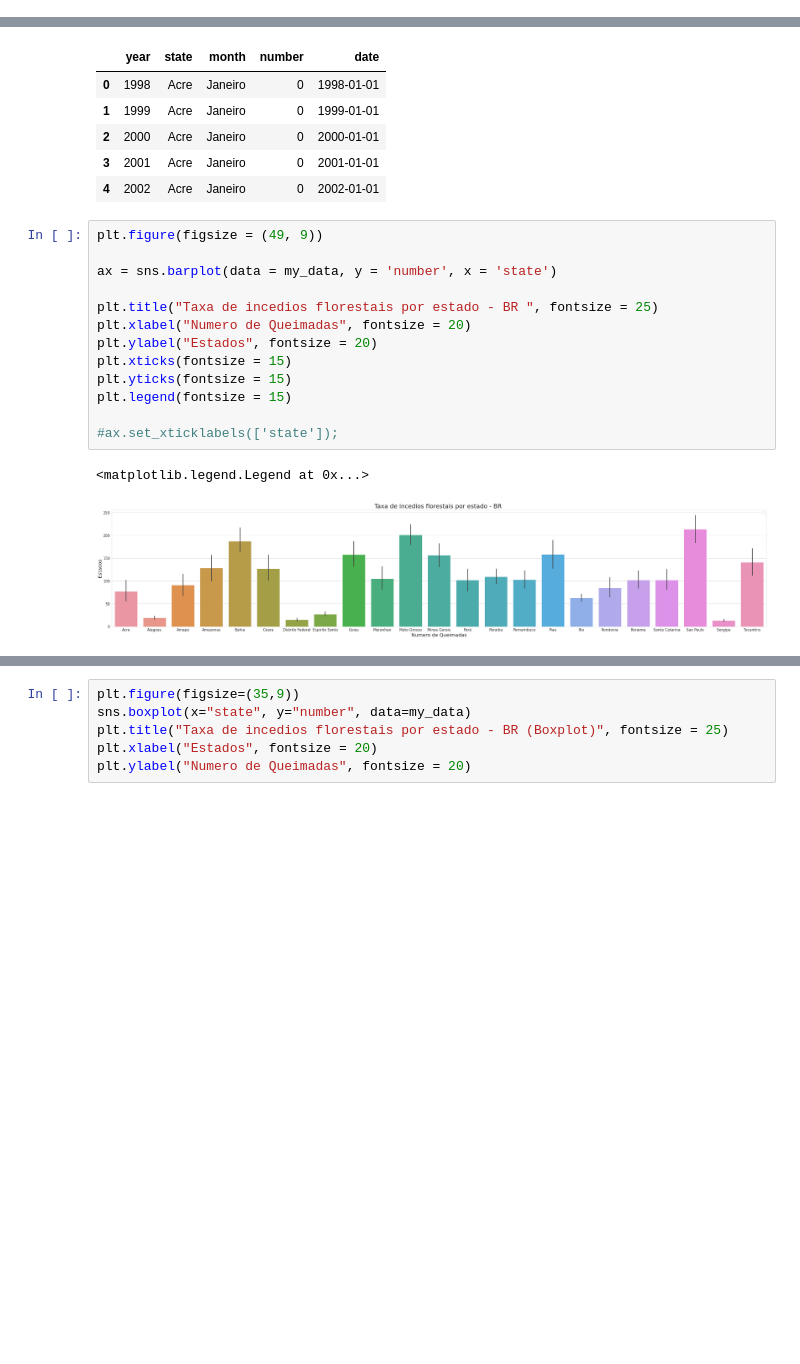
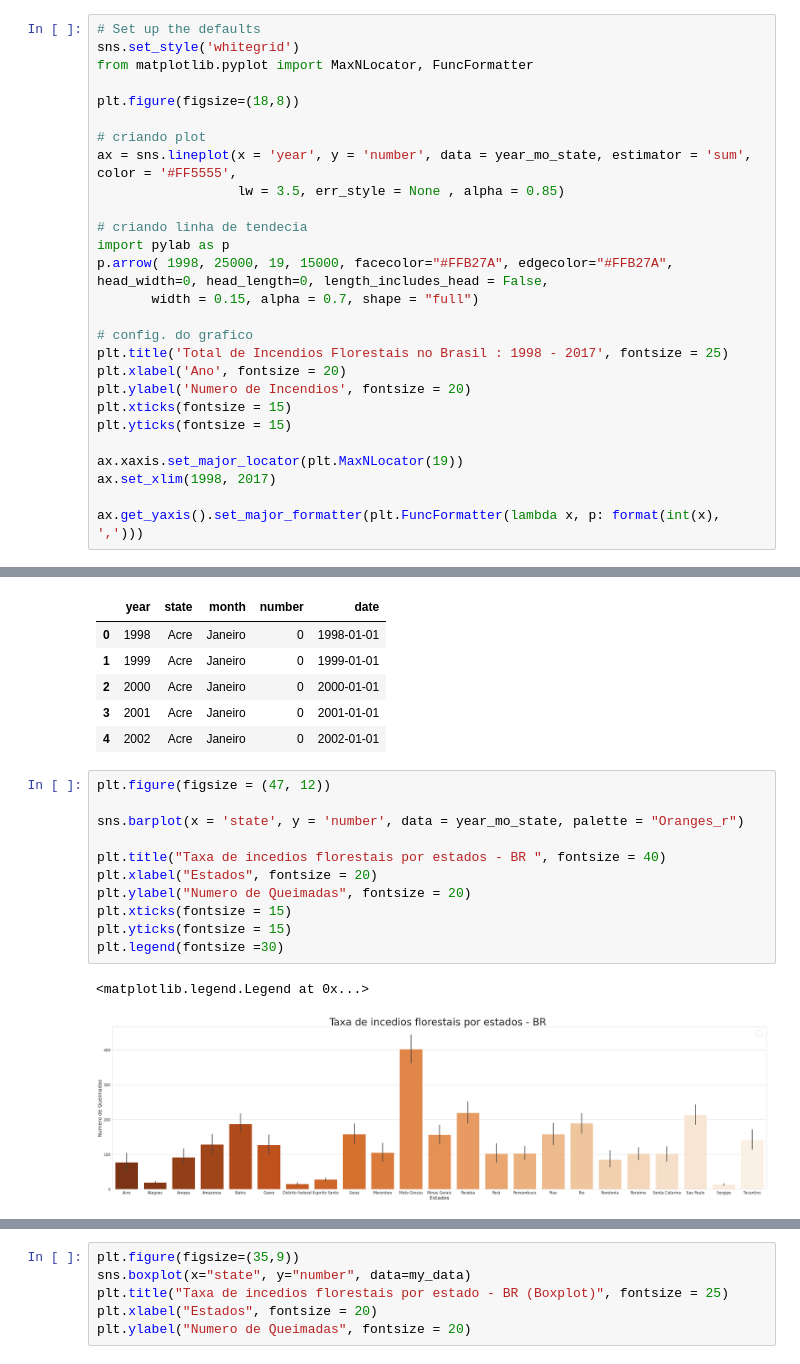
Before and after one commit to wylli-wylli/case_studies-Kaggle, a Jupyter notebook: laboratory.ipynb, the cells around one changed output, grey strips where cells are left out. Saved outputs shown, nothing was run; the diff lists cells and outputs as text; blank space fills up the shorter version.

```diff
--- a/laboratory.ipynb
+++ b/laboratory.ipynb
@@ -160,0 +171,27 @@ array([<AxesSubplot:>, <AxesSubplot:>], dtype=object)
+# %%
+# Set up the defaults
+sns.set_style('whitegrid')
+from matplotlib.pyplot import MaxNLocator, FuncFormatter
+
+plt.figure(figsize=(18,8))
+
+# criando plot
+ax = sns.lineplot(x = 'year', y = 'number', data = year_mo_state, estimator = 'sum', color = '#FF5555',
+                  lw = 3.5, err_style = None , alpha = 0.85)
+
+# criando linha de tendecia
+import pylab as p
+p.arrow( 1998, 25000, 19, 15000, facecolor="#FFB27A", edgecolor="#FFB27A", head_width=0, head_length=0, length_includes_head = False,
+       width = 0.15, alpha = 0.7, shape = "full")
+
+# config. do grafico
+plt.title('Total de Incendios Florestais no Brasil : 1998 - 2017', fontsize = 25)
+plt.xlabel('Ano', fontsize = 20)
+plt.ylabel('Numero de Incendios', fontsize = 20)
+plt.xticks(fontsize = 15)
+plt.yticks(fontsize = 15)
+
+ax.xaxis.set_major_locator(plt.MaxNLocator(19))
+ax.set_xlim(1998, 2017)
+
+ax.get_yaxis().set_major_formatter(plt.FuncFormatter(lambda x, p: format(int(x), ',')))
@@ -273,21 +314,19 @@ my_data.head()
 | 3 | 2001 | Acre | Janeiro | 0 | 2001-01-01 |
 | 4 | 2002 | Acre | Janeiro | 0 | 2002-01-01 |
 # %%
-plt.figure(figsize = (49, 9))
+plt.figure(figsize = (47, 12))
 
-ax = sns.barplot(data = my_data, y = 'number', x = 'state')
+sns.barplot(x = 'state', y = 'number', data = year_mo_state, palette = "Oranges_r")
 
-plt.title("Taxa de incedios florestais por estado - BR ", fontsize = 25)
-plt.xlabel("Numero de Queimadas", fontsize = 20)
-plt.ylabel("Estados", fontsize = 20)
+plt.title("Taxa de incedios florestais por estados - BR ", fontsize = 40)
+plt.xlabel("Estados", fontsize = 20)
+plt.ylabel("Numero de Queimadas", fontsize = 20)
 plt.xticks(fontsize = 15)
 plt.yticks(fontsize = 15)
-plt.legend(fontsize = 15)
-
-#ax.set_xticklabels(['state']);
+plt.legend(fontsize =30)
 # %% [output]
 <matplotlib.legend.Legend at 0x...>
-[figure, old version]
+[figure, new version]
 # %%
 plt.figure(figsize=(20,8))
 sns.distplot(my_data[my_data['state'] == 'Amazonas'] ['number'].dropna(), label='Amazonas', kde=True)
```
Also changed, not shown: parts of 20 cells of this notebook.
